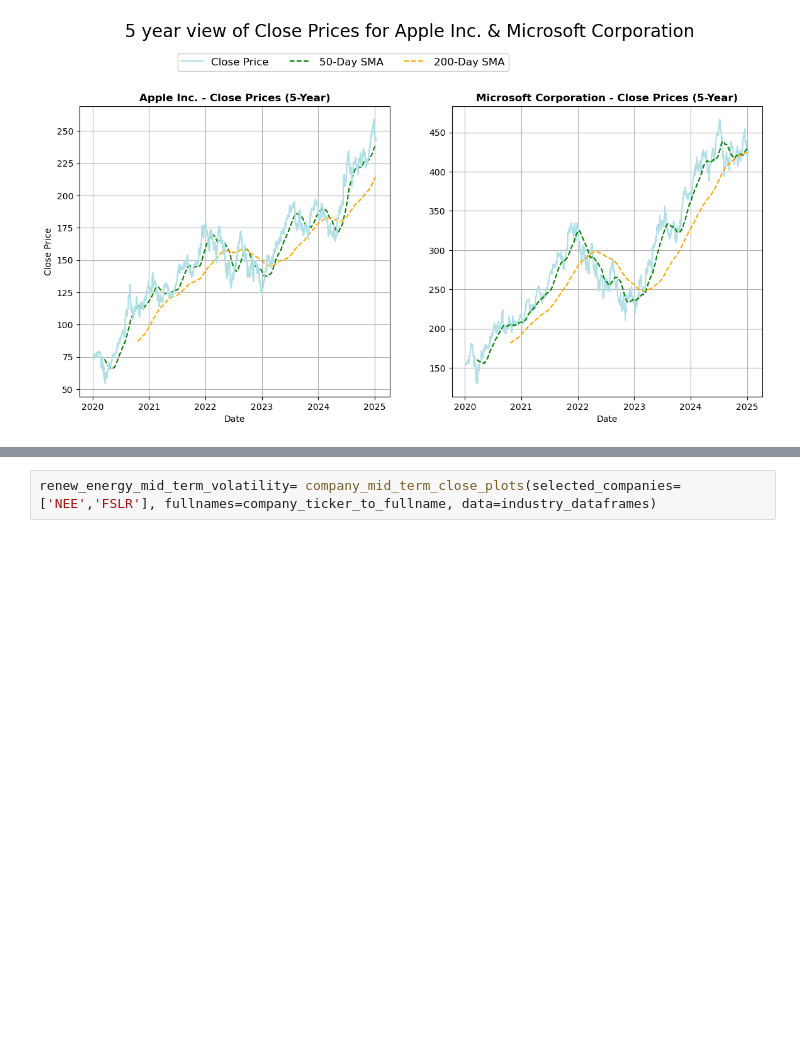
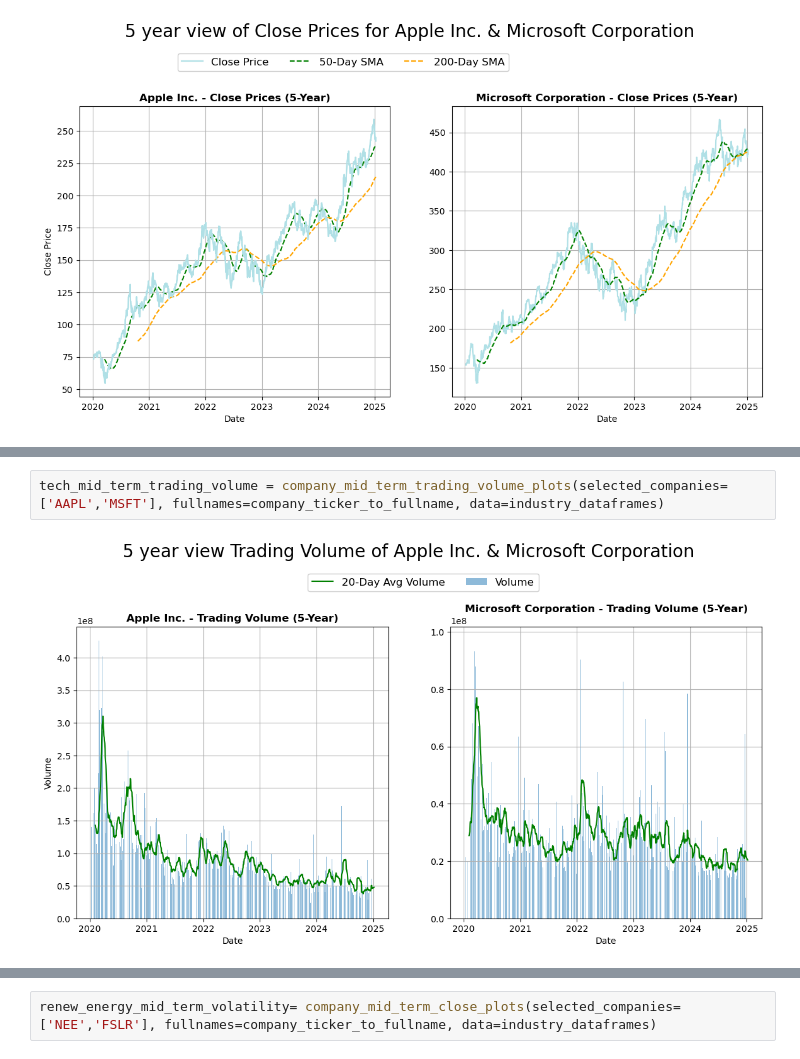
Before and after one commit to Ange-Dvs/PFDA-project, a Jupyter notebook: stocks.ipynb, the cells around one changed output, grey strips where cells are left out. Saved outputs shown, nothing was run; the diff lists cells and outputs as text; blank space fills up the shorter version.

```diff
--- a/stocks.ipynb
+++ b/stocks.ipynb
@@ -307,0 +312,4 @@ tech_mid_term_volatility= company_mid_term_close_plots(selected_companies=['AAPL
+# %%
+tech_mid_term_trading_volume = company_mid_term_trading_volume_plots(selected_companies=['AAPL','MSFT'], fullnames=company_ticker_to_fullname, data=industry_dataframes)
+# %% [output]
+[figure, added]
```
Also changed, not shown: parts of 9 cells of this notebook, 5 other files.
